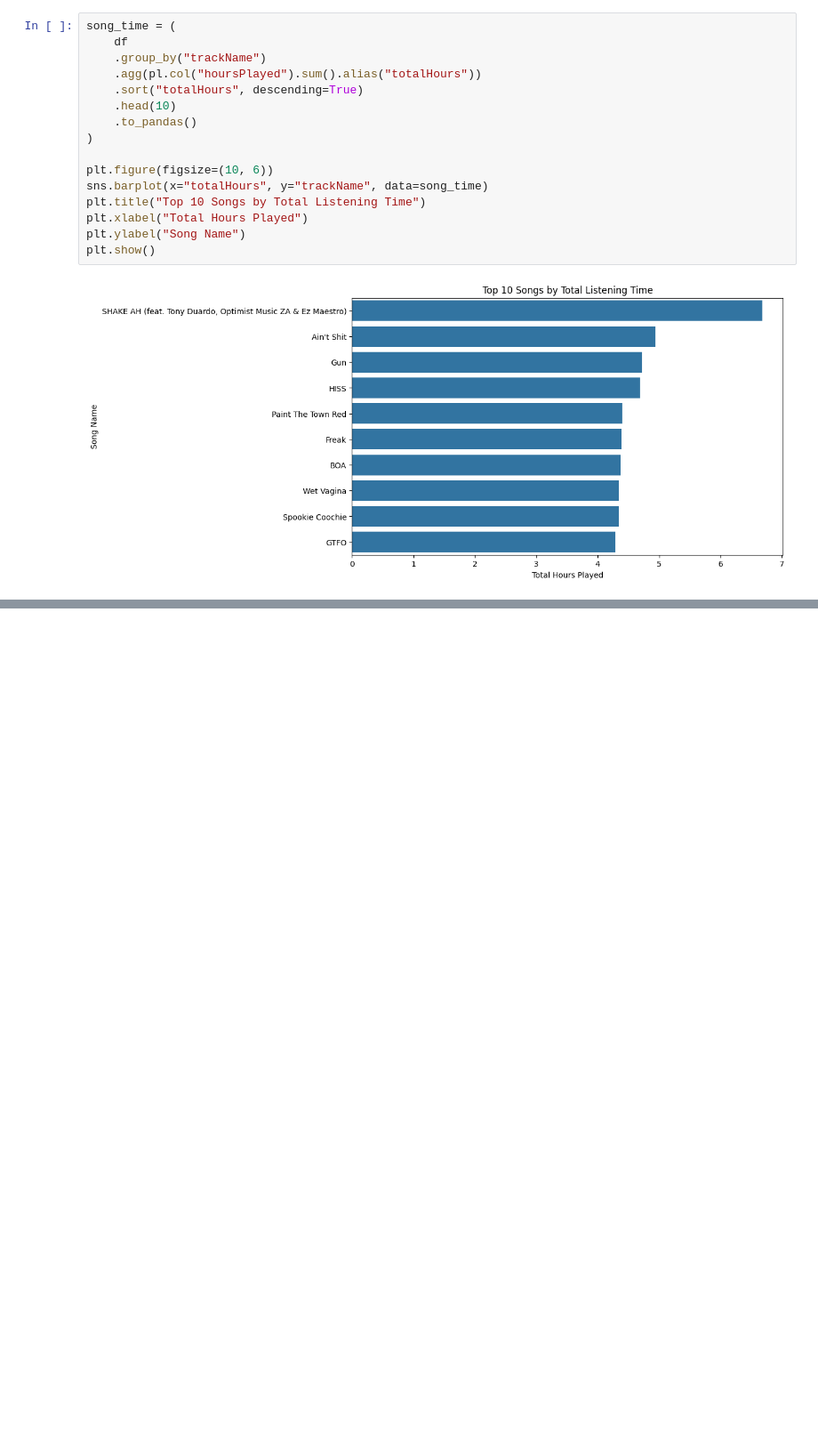
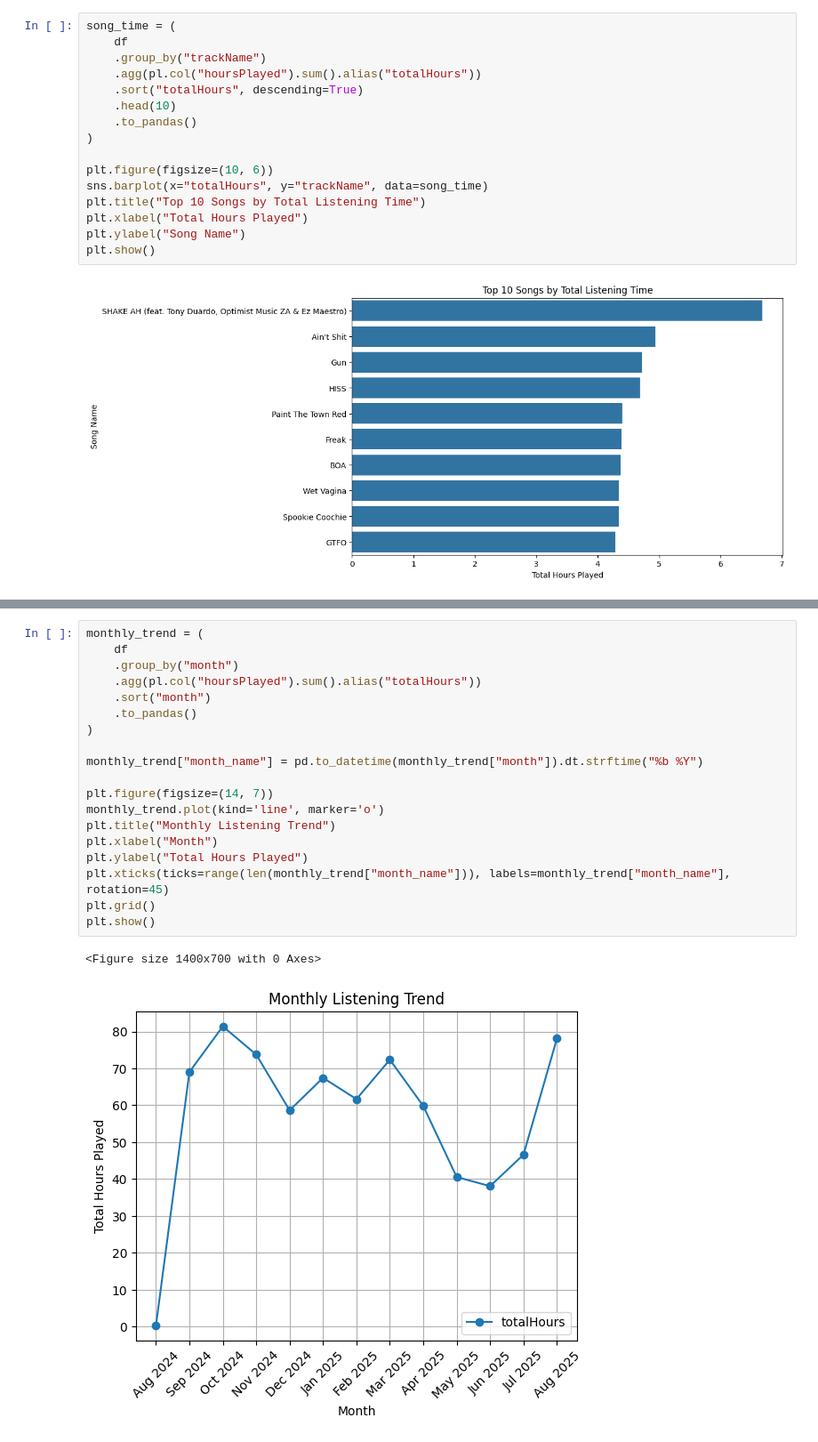
Before and after one commit to Makena-WB/Spotify-Wrapped, a Jupyter notebook: crunch.ipynb, the cells around one changed output, grey strips where cells are left out. Shown at 89% size. Drawn from its saved outputs; the diff is of its cells as text; blank space fills up the shorter version.

```diff
--- a/crunch.ipynb
+++ b/crunch.ipynb
@@ -201,0 +290,22 @@ plt.show()
+# %%
+monthly_trend = (
+    df
+    .group_by("month")
+    .agg(pl.col("hoursPlayed").sum().alias("totalHours"))
+    .sort("month")
+    .to_pandas()
+)
+
+monthly_trend["month_name"] = pd.to_datetime(monthly_trend["month"]).dt.strftime("%b %Y")
+
+plt.figure(figsize=(14, 7))
+monthly_trend.plot(kind='line', marker='o')
+plt.title("Monthly Listening Trend")
+plt.xlabel("Month")
+plt.ylabel("Total Hours Played")
+plt.xticks(ticks=range(len(monthly_trend["month_name"])), labels=monthly_trend["month_name"], rotation=45)
+plt.grid()
+plt.show()
+# %% [output]
+<Figure size 1400x700 with 0 Axes>
+[figure, added]
```
Also changed, not shown: parts of 9 cells of this notebook, 1 other file.
